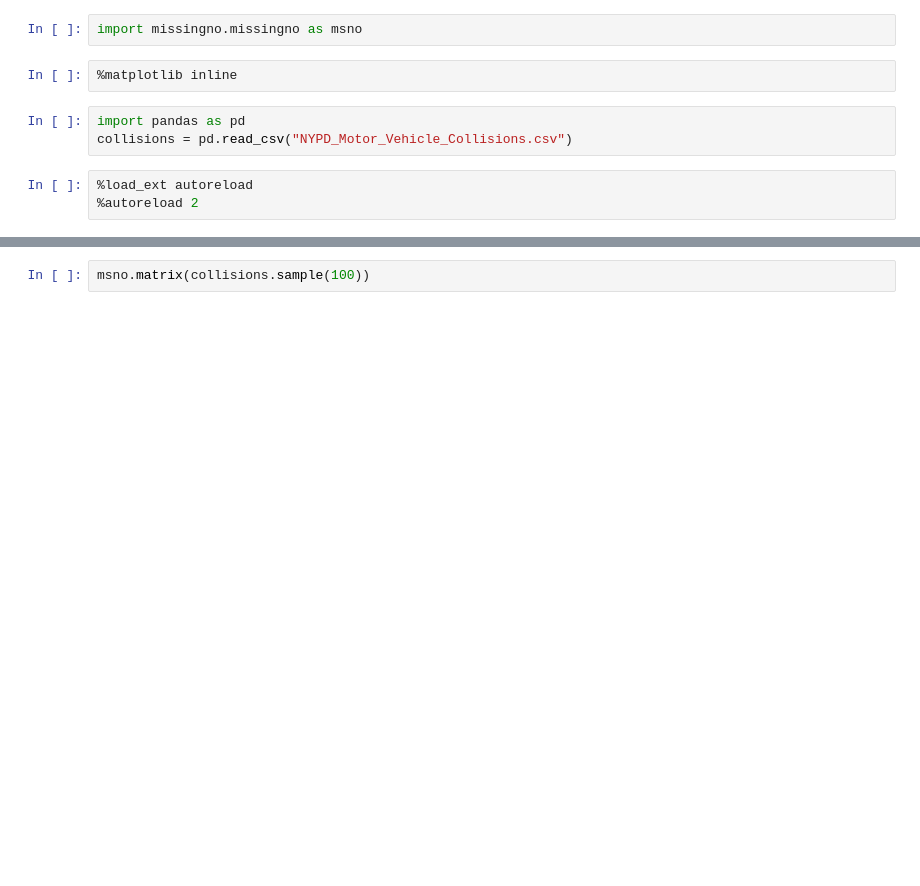
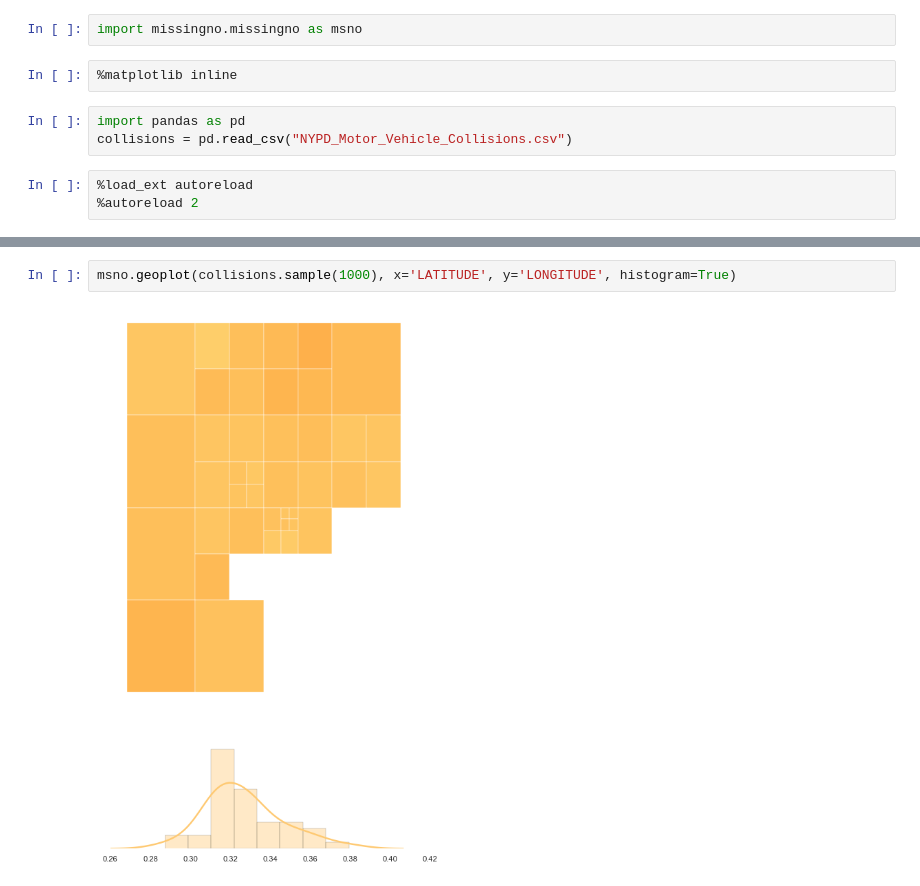
Before and after one commit to ResidentMario/missingno, a Jupyter notebook: dev3.ipynb, the cells around one changed output, grey strips where cells are left out. Cells and saved outputs as stored; diff of their text form; blank space fills up the shorter version.

```diff
--- a/dev3.ipynb
+++ b/dev3.ipynb
@@ -15,2 +15,4 @@ msno.matrix(collisions.sample(100))
-# %%
-msno.matrix(collisions.sample(100))
+# %%
+msno.geoplot(collisions.sample(1000), x='LATITUDE', y='LONGITUDE', histogram=True)
+# %% [output]
+[figure, added]
```
Also changed, not shown: parts of 1 cell of this notebook, 1 other file.
